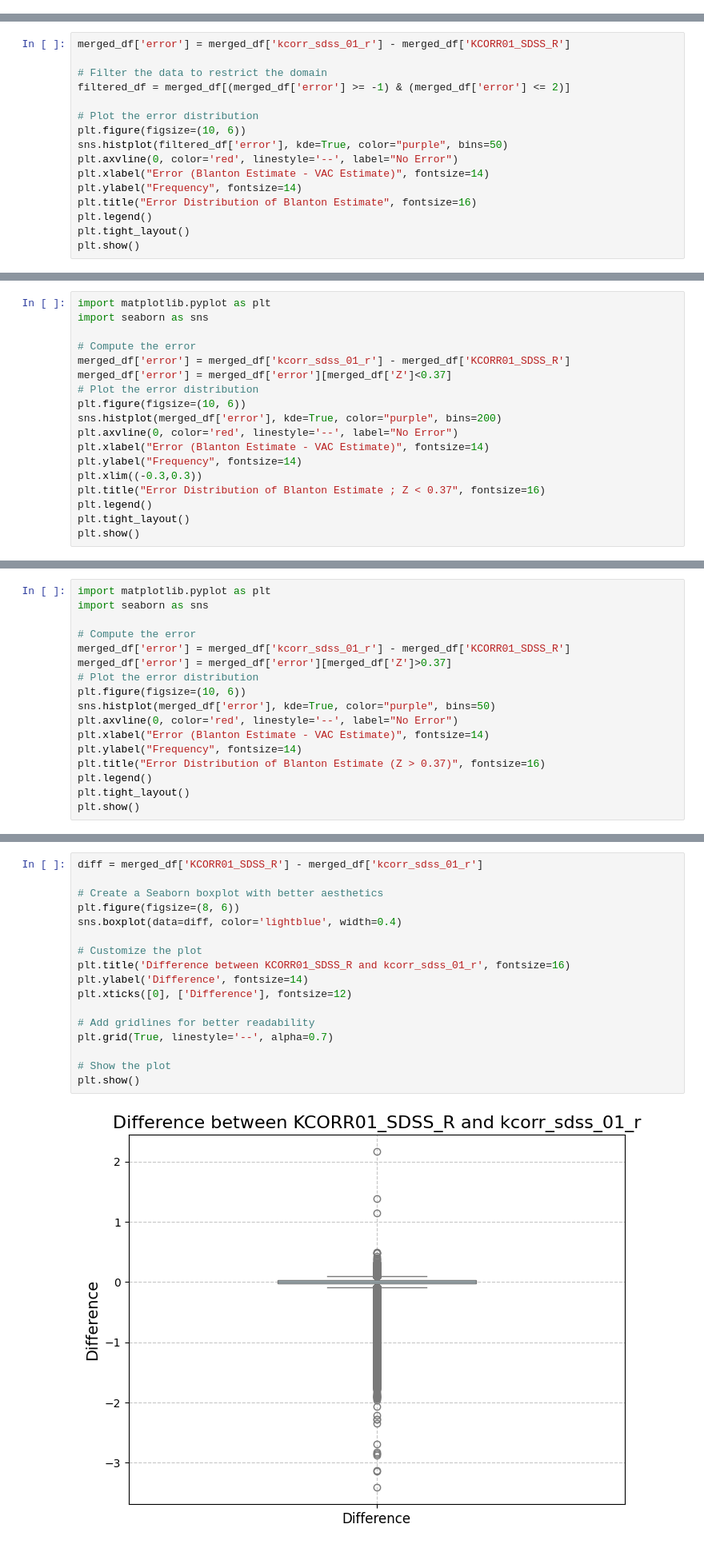
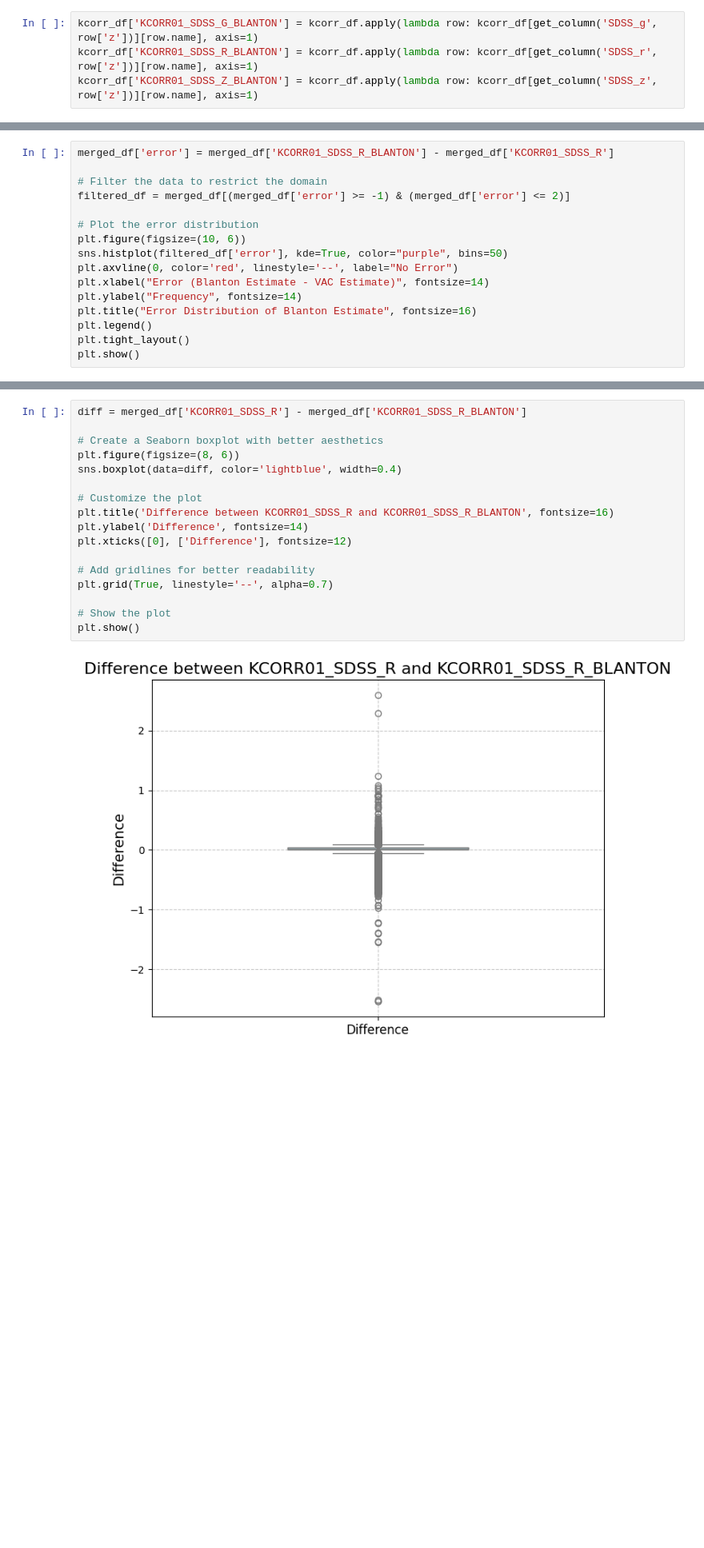
Before and after one commit to jere1882/deep-KCorrect, a Jupyter notebook: blanton_analysis/blanton_fastspecfit_analysis.ipynb, the cells around one changed output, grey strips where cells are left out. Shown: that part at 80% size. Saved outputs shown, nothing was run; the diff lists cells and outputs as text; blank space fills up the shorter version.

Commit message:
recalculate blanton estimates

```diff
--- a/blanton_analysis/blanton_fastspecfit_analysis.ipynb
+++ b/blanton_analysis/blanton_fastspecfit_analysis.ipynb
@@ -51,3 +121,7 @@ kcorr_df.shape
+# %%
+kcorr_df['KCORR01_SDSS_G_BLANTON'] = kcorr_df.apply(lambda row: kcorr_df[get_column('SDSS_g', row['z'])][row.name], axis=1)
+kcorr_df['KCORR01_SDSS_R_BLANTON'] = kcorr_df.apply(lambda row: kcorr_df[get_column('SDSS_r', row['z'])][row.name], axis=1)
+kcorr_df['KCORR01_SDSS_Z_BLANTON'] = kcorr_df.apply(lambda row: kcorr_df[get_column('SDSS_z', row['z'])][row.name], axis=1)
 # %% [markdown]
 # Load FastSpecFit estimations and join tables
 # %%
@@ -209,7 +290,7 @@ There are two notorious clusters of points. One of the clusters seems to allign
 
 Let's assume VAC estimation to be perfect, and calculate the error of Blanton:
 # %%
-merged_df['error'] = merged_df['kcorr_sdss_01_r'] - merged_df['KCORR01_SDSS_R']
+merged_df['error'] = merged_df['KCORR01_SDSS_R_BLANTON'] - merged_df['KCORR01_SDSS_R']
 
 # Filter the data to restrict the domain
 filtered_df = merged_df[(merged_df['error'] >= -1) & (merged_df['error'] <= 2)]
@@ -231,18 +309,0 @@ plt.show()
-# %%
-import matplotlib.pyplot as plt
-import seaborn as sns
-
-# Compute the error
-merged_df['error'] = merged_df['kcorr_sdss_01_r'] - merged_df['KCORR01_SDSS_R']
-merged_df['error'] = merged_df['error'][merged_df['Z']<0.37]
-# Plot the error distribution
-plt.figure(figsize=(10, 6))
-sns.histplot(merged_df['error'], kde=True, color="purple", bins=200)
-plt.axvline(0, color='red', linestyle='--', label="No Error")
-plt.xlabel("Error (Blanton Estimate - VAC Estimate)", fontsize=14)
-plt.ylabel("Frequency", fontsize=14)
-plt.xlim((-0.3,0.3))
-plt.title("Error Distribution of Blanton Estimate ; Z < 0.37", fontsize=16)
-plt.legend()
-plt.tight_layout()
-plt.show()
@@ -288,17 +309,0 @@ plt.show()
-# %%
-import matplotlib.pyplot as plt
-import seaborn as sns
-
-# Compute the error
-merged_df['error'] = merged_df['kcorr_sdss_01_r'] - merged_df['KCORR01_SDSS_R']
-merged_df['error'] = merged_df['error'][merged_df['Z']>0.37]
-# Plot the error distribution
-plt.figure(figsize=(10, 6))
-sns.histplot(merged_df['error'], kde=True, color="purple", bins=50)
-plt.axvline(0, color='red', linestyle='--', label="No Error")
-plt.xlabel("Error (Blanton Estimate - VAC Estimate)", fontsize=14)
-plt.ylabel("Frequency", fontsize=14)
-plt.title("Error Distribution of Blanton Estimate (Z > 0.37)", fontsize=16)
-plt.legend()
-plt.tight_layout()
-plt.show()
@@ -309,22 +310,22 @@ From the previous plots, we can observe that blanton and VAC (FastSpecFit) estim
 # %%
-diff = merged_df['KCORR01_SDSS_R'] - merged_df['kcorr_sdss_01_r']
+diff = merged_df['KCORR01_SDSS_R'] - merged_df['KCORR01_SDSS_R_BLANTON']
 
 # Create a Seaborn boxplot with better aesthetics
 plt.figure(figsize=(8, 6))
 sns.boxplot(data=diff, color='lightblue', width=0.4)
 
 # Customize the plot
-plt.title('Difference between KCORR01_SDSS_R and kcorr_sdss_01_r', fontsize=16)
+plt.title('Difference between KCORR01_SDSS_R and KCORR01_SDSS_R_BLANTON', fontsize=16)
 plt.ylabel('Difference', fontsize=14)
 plt.xticks([0], ['Difference'], fontsize=12)
 
 # Add gridlines for better readability
 plt.grid(True, linestyle='--', alpha=0.7)
 
 # Show the plot
 plt.show()
 # %% [output]
-[figure, old version]
+[figure, new version]
 # %% [markdown]
 # Aggregated stats
 # %%
```
Also changed, not shown: parts of 41 cells of this notebook, 4 other files.
